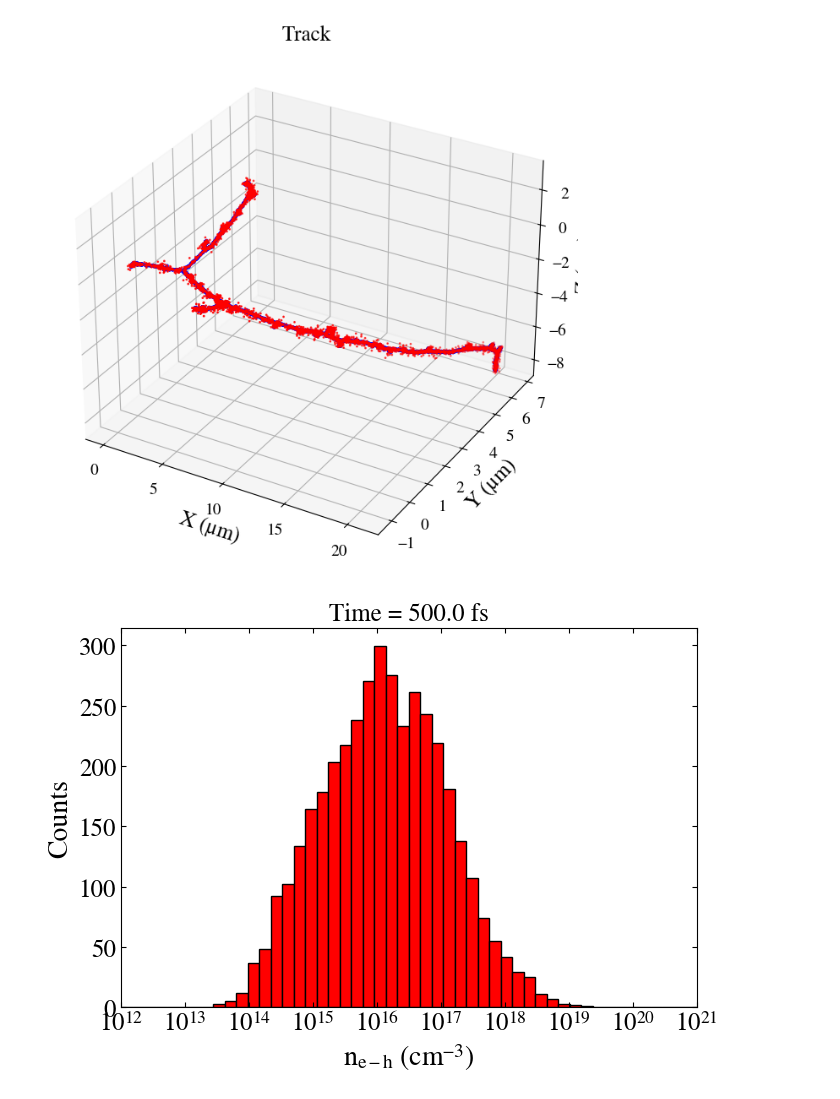
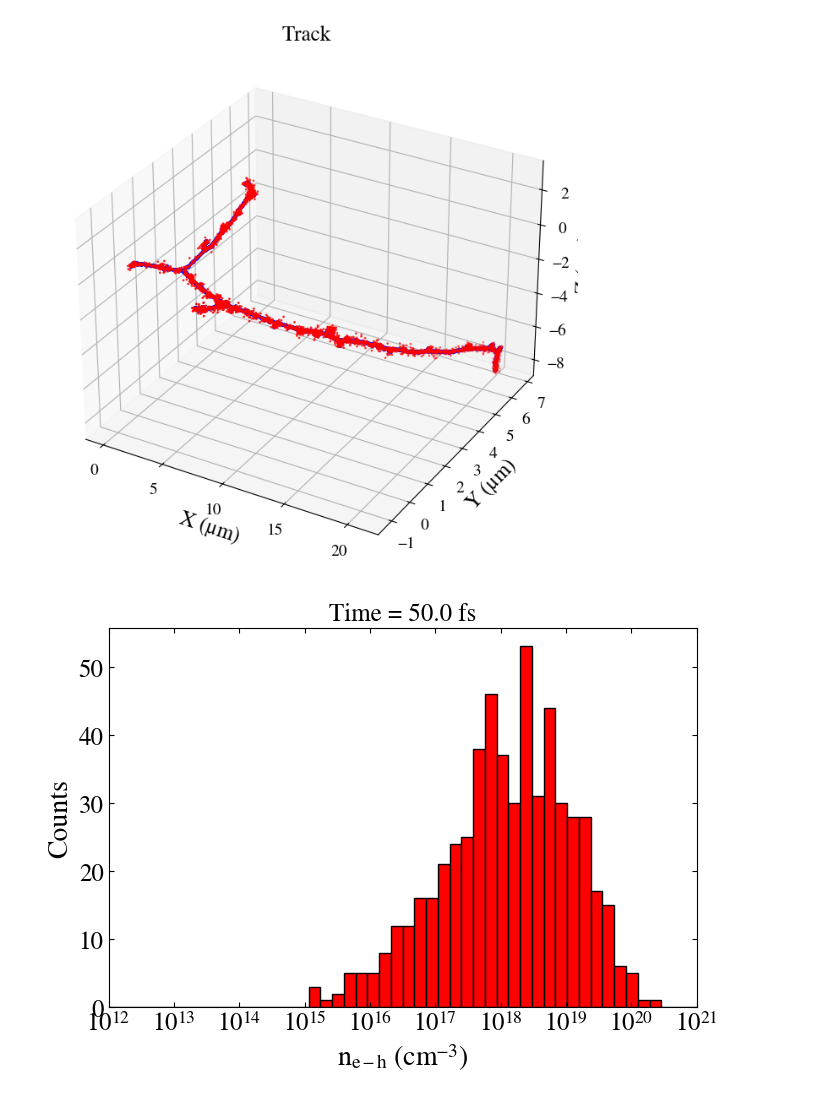
Before and after one commit to YauheniTalochkaN/CMAP_LYSO_Example, a Jupyter notebook: scripts/track_data_processing.ipynb, the cells around one changed output. Cells and saved outputs as stored; diff of their text form; code cells hidden in the pictures.

```diff
--- a/scripts/track_data_processing.ipynb
+++ b/scripts/track_data_processing.ipynb
@@ -27,7 +27,7 @@ k = 3
 result = []
 time = []
 
-time_data = data[data['particle'] == 1]['time'].unique()
+time_data = np.sort(data[data['particle'] == 1]['time'].unique())
 
 for i in range(0, len(time_data), 10):
     l = i if i == 0 else i - 1
@@ -44,8 +44,8 @@ for i in range(0, len(time_data), 10):
         if distances.ndim == 1:
             distances = distances[:, np.newaxis]
 
-        sum_r3 = np.sum(distances**3, axis=1)
-        inv_mean_r3 = 3.0 / sum_r3 * 10**21
+        sum_r = np.sum(distances, axis=1)
+        inv_mean_r3 = (k / sum_r)**3 * 10**21
 
         result.append(inv_mean_r3)
 # %%
@@ -103,33 +103,33 @@ with plt.rc_context({
 # %% [output]
 [figure]
 # %%
-i = 50
+i = 5
 
 bins_log = np.logspace(12, 21, 51)
 with plt.rc_context({
     'font.family': 'Nimbus Roman',
     'mathtext.fontset': 'custom',
     'mathtext.rm': 'Nimbus Roman',
     'mathtext.it': 'Nimbus Roman:italic',
 }):
     plt.figure(figsize=(7, 5))
     plt.hist(result[i], bins=bins_log, edgecolor='black', alpha=1, color="red")
     plt.xlabel(r'$\mathrm{n}_{\mathrm{e-h}}$ ($\mathrm{cm}^{\mathrm{-3}}$)', fontsize=20)
     plt.ylabel('Counts', fontsize=20)
     plt.title(f'Time = {time[i]} fs', fontsize=18)
     plt.tick_params(axis='both',
                     which='major',
                     labelsize=18,
                     top=True,
                     bottom=True,
                     left=True,
                     right=True,
                     direction='in')
     plt.xscale('log')
     #plt.yscale('log')
     plt.xlim([1e12, 1e21])
     plt.xticks([1e12, 1e13, 1e14, 1e15, 1e16, 1e17, 1e18, 1e19, 1e20, 1e21])
     plt.tight_layout()
     plt.show()
 # %% [output]
-[figure, old version]
+[figure, new version]
```
Also changed, not shown: parts of 3 cells of this notebook.
